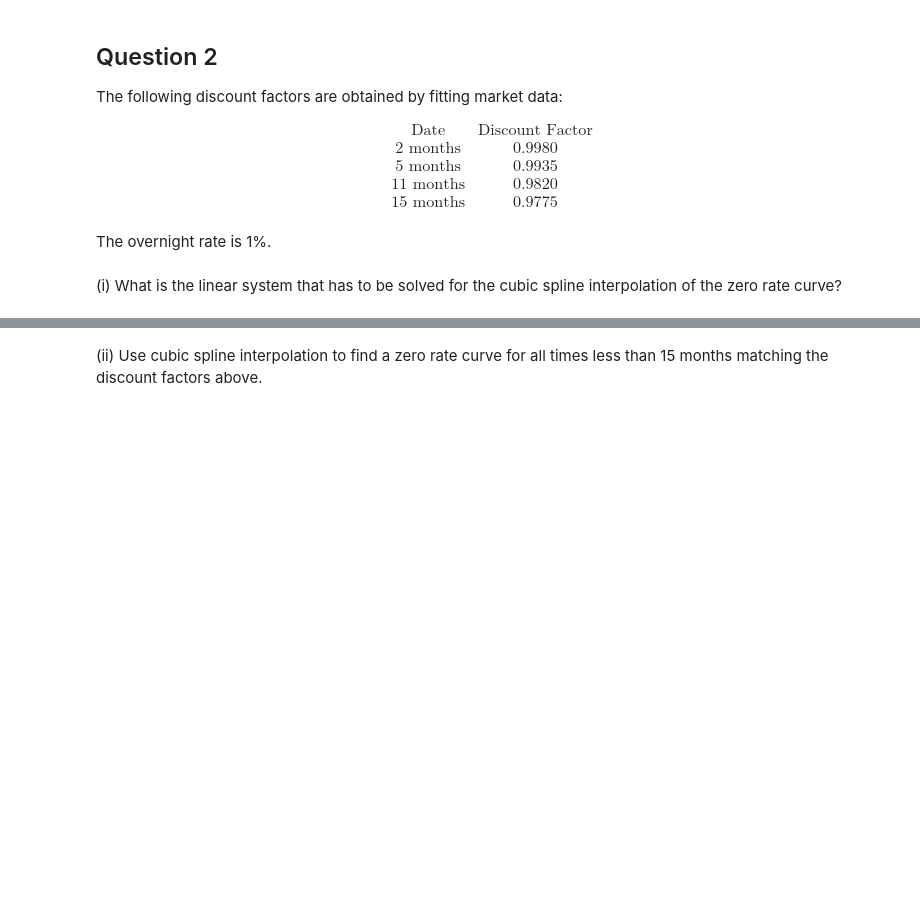
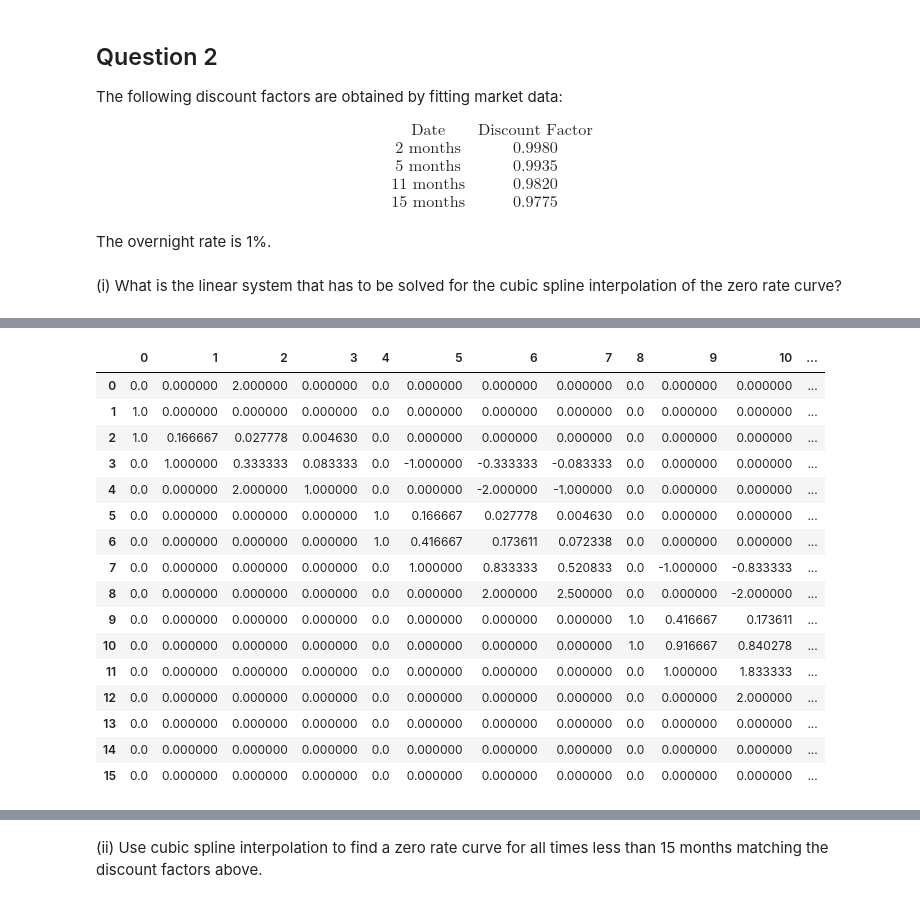
Before and after one commit to dafuzhuu/25Spring, a Jupyter notebook: baruch-premfe-nla/homework/hw3/hw3_pre-mfe-nla_spring2025.ipynb, the cells around one changed output, grey strips where cells are left out. Drawn from its saved outputs; the diff is of its cells as text; code cells hidden in the pictures; blank space fills up the shorter version.

```diff
--- a/baruch-premfe-nla/homework/hw3/hw3_pre-mfe-nla_spring2025.ipynb
+++ b/baruch-premfe-nla/homework/hw3/hw3_pre-mfe-nla_spring2025.ipynb
@@ -47,0 +99,11 @@ $$
+# %%
+def linear_solve_lu_row_pivoting(A, b): #@save
+    """
+    Linear solver using LU decomposition with row pivoting
+    input: A(np.array), b(np.array)
+    output: x
+    """
+    P, L, U = lu_row_pivoting(A)
+    y = func.forward_subset(L, P@b)
+    x = func.backward_subset(U, y)
+    return x
@@ -64,0 +216,3 @@ The overnight rate is 1%.
+# %%
+x = np.array([0, 2/12, 5/12, 11/12, 15/12])
+v = np.array([0.01, 0.012012, 0.0156509, 0.0198152, 0.0182056])
@@ -64,0 +273,23 @@ The overnight rate is 1%.
+# %%
+b_bar, M_bar, coef = cubic_spline_interpolate(x, v)
+M_bar
+# %%
+pd.DataFrame(M_bar)
+# %% [output]
+|  | 0 | 1 | 2 | 3 | 4 | 5 | 6 | 7 | 8 | 9 | 10 | ... |
+| 0 | 0.0 | 0.000000 | 2.000000 | 0.000000 | 0.0 | 0.000000 | 0.000000 | 0.000000 | 0.0 | 0.000000 | 0.000000 | ... |
+| 1 | 1.0 | 0.000000 | 0.000000 | 0.000000 | 0.0 | 0.000000 | 0.000000 | 0.000000 | 0.0 | 0.000000 | 0.000000 | ... |
+| 2 | 1.0 | 0.166667 | 0.027778 | 0.004630 | 0.0 | 0.000000 | 0.000000 | 0.000000 | 0.0 | 0.000000 | 0.000000 | ... |
+| 3 | 0.0 | 1.000000 | 0.333333 | 0.083333 | 0.0 | -1.000000 | -0.333333 | -0.083333 | 0.0 | 0.000000 | 0.000000 | ... |
+| 4 | 0.0 | 0.000000 | 2.000000 | 1.000000 | 0.0 | 0.000000 | -2.000000 | -1.000000 | 0.0 | 0.000000 | 0.000000 | ... |
+| 5 | 0.0 | 0.000000 | 0.000000 | 0.000000 | 1.0 | 0.166667 | 0.027778 | 0.004630 | 0.0 | 0.000000 | 0.000000 | ... |
+| 6 | 0.0 | 0.000000 | 0.000000 | 0.000000 | 1.0 | 0.416667 | 0.173611 | 0.072338 | 0.0 | 0.000000 | 0.000000 | ... |
+| 7 | 0.0 | 0.000000 | 0.000000 | 0.000000 | 0.0 | 1.000000 | 0.833333 | 0.520833 | 0.0 | -1.000000 | -0.833333 | ... |
+| 8 | 0.0 | 0.000000 | 0.000000 | 0.000000 | 0.0 | 0.000000 | 2.000000 | 2.500000 | 0.0 | 0.000000 | -2.000000 | ... |
+| 9 | 0.0 | 0.000000 | 0.000000 | 0.000000 | 0.0 | 0.000000 | 0.000000 | 0.000000 | 1.0 | 0.416667 | 0.173611 | ... |
+| 10 | 0.0 | 0.000000 | 0.000000 | 0.000000 | 0.0 | 0.000000 | 0.000000 | 0.000000 | 1.0 | 0.916667 | 0.840278 | ... |
+| 11 | 0.0 | 0.000000 | 0.000000 | 0.000000 | 0.0 | 0.000000 | 0.000000 | 0.000000 | 0.0 | 1.000000 | 1.833333 | ... |
+| 12 | 0.0 | 0.000000 | 0.000000 | 0.000000 | 0.0 | 0.000000 | 0.000000 | 0.000000 | 0.0 | 0.000000 | 2.000000 | ... |
+| 13 | 0.0 | 0.000000 | 0.000000 | 0.000000 | 0.0 | 0.000000 | 0.000000 | 0.000000 | 0.0 | 0.000000 | 0.000000 | ... |
+| 14 | 0.0 | 0.000000 | 0.000000 | 0.000000 | 0.0 | 0.000000 | 0.000000 | 0.000000 | 0.0 | 0.000000 | 0.000000 | ... |
+| 15 | 0.0 | 0.000000 | 0.000000 | 0.000000 | 0.0 | 0.000000 | 0.000000 | 0.000000 | 0.0 | 0.000000 | 0.000000 | ... |
```
Also changed, not shown: parts of 63 cells of this notebook, 18 other files.
